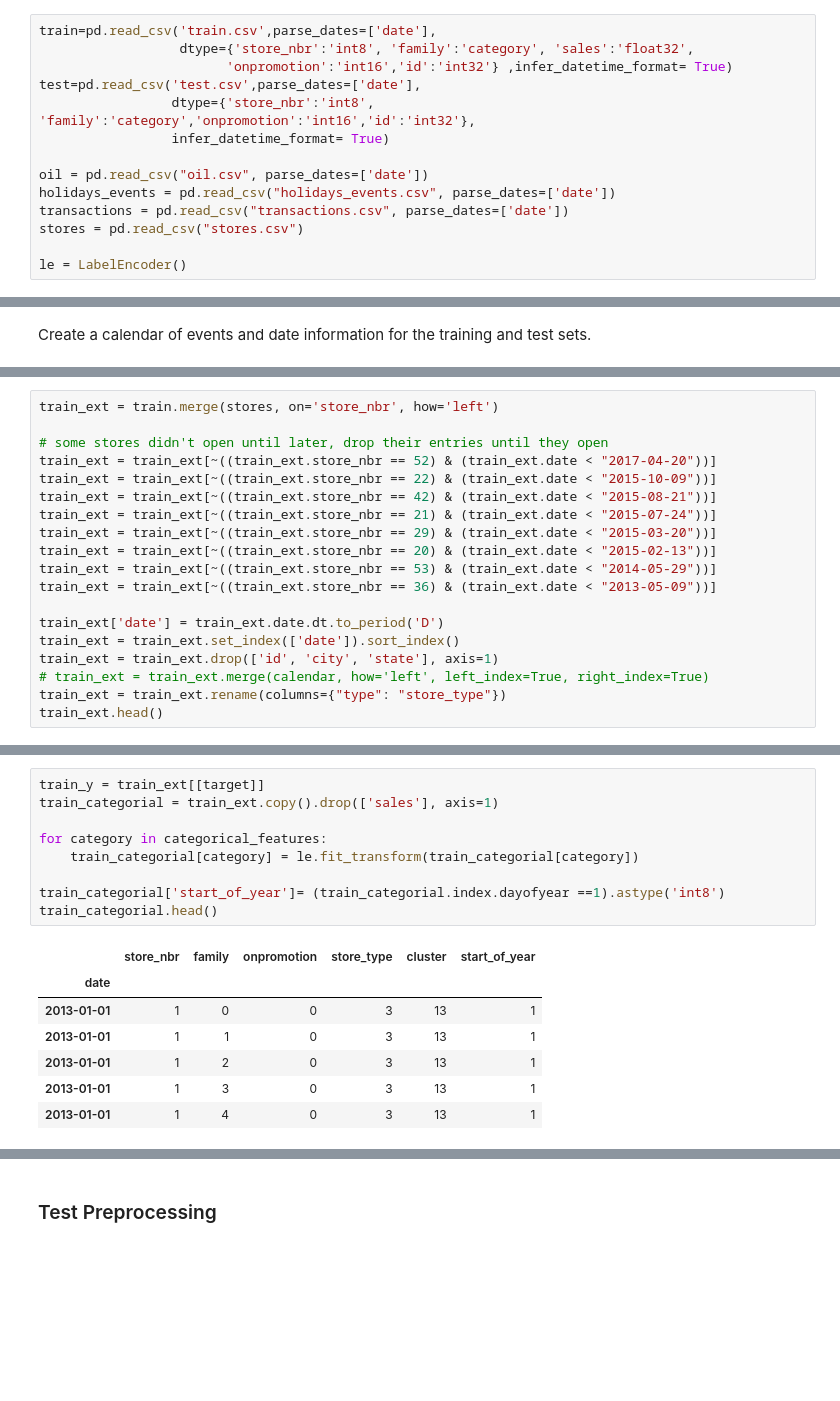
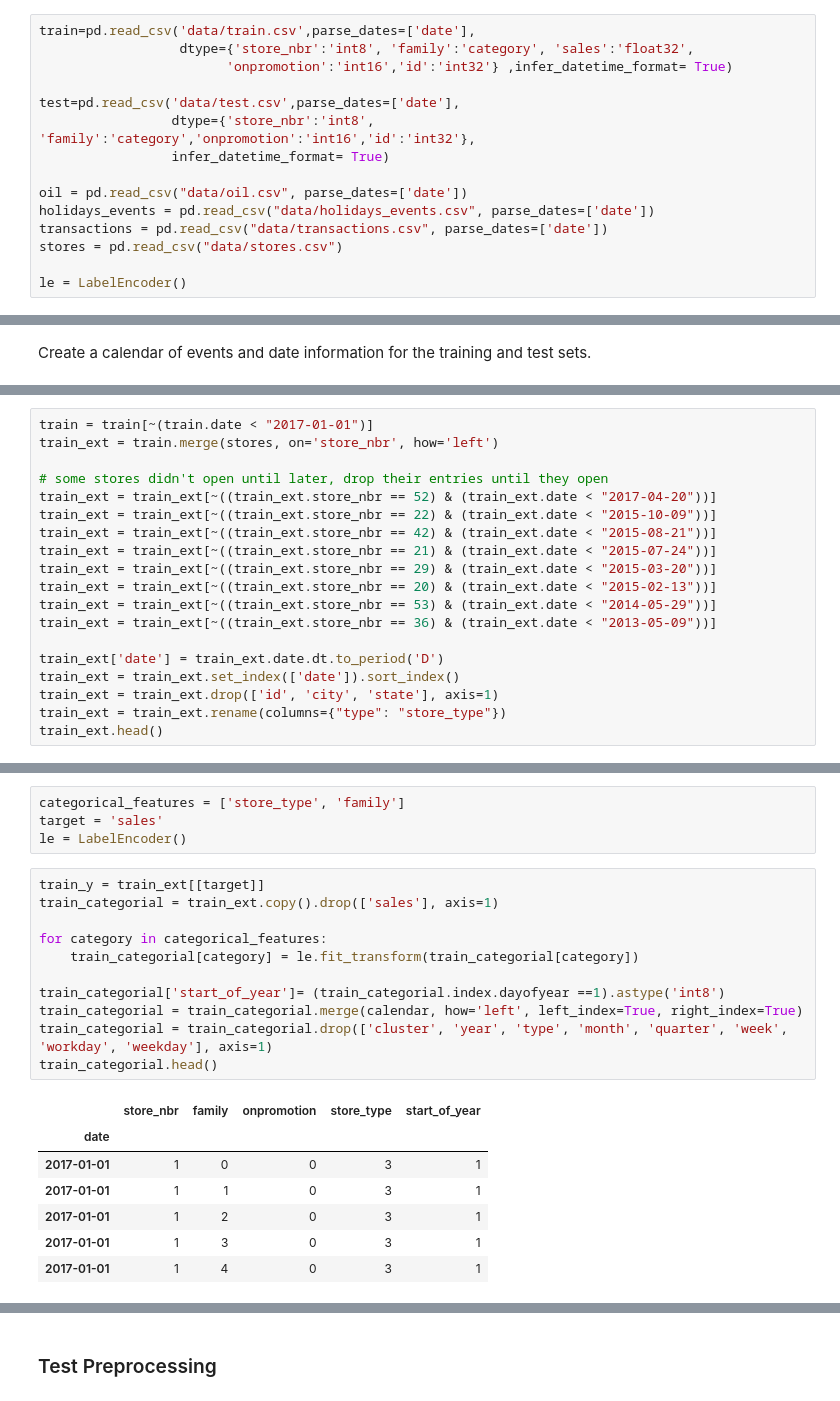
Before and after one commit to Nibroc00/Store-Sales-Machine-Learning, a Jupyter notebook: CS4320Project.ipynb, the cells around one changed output, grey strips where cells are left out. Saved outputs shown, nothing was run; the diff lists cells and outputs as text; blank space fills up the shorter version.

```diff
--- a/CS4320Project.ipynb
+++ b/CS4320Project.ipynb
@@ -82,17 +14,18 @@ pd.options.display.max_rows = None
 ## Read in data
 ---
 # %%
-train=pd.read_csv('train.csv',parse_dates=['date'],
+train=pd.read_csv('data/train.csv',parse_dates=['date'],
                   dtype={'store_nbr':'int8', 'family':'category', 'sales':'float32',
                         'onpromotion':'int16','id':'int32'} ,infer_datetime_format= True)
-test=pd.read_csv('test.csv',parse_dates=['date'],
+
+test=pd.read_csv('data/test.csv',parse_dates=['date'],
                  dtype={'store_nbr':'int8', 'family':'category','onpromotion':'int16','id':'int32'},
                  infer_datetime_format= True)
 
-oil = pd.read_csv("oil.csv", parse_dates=['date'])
-holidays_events = pd.read_csv("holidays_events.csv", parse_dates=['date'])
-transactions = pd.read_csv("transactions.csv", parse_dates=['date'])
-stores = pd.read_csv("stores.csv")
+oil = pd.read_csv("data/oil.csv", parse_dates=['date'])
+holidays_events = pd.read_csv("data/holidays_events.csv", parse_dates=['date'])
+transactions = pd.read_csv("data/transactions.csv", parse_dates=['date'])
+stores = pd.read_csv("data/stores.csv")
 
 le = LabelEncoder()
 # %% [markdown]
@@ -245,4 +181,5 @@ Let's start with a fresh creation of our training data to make sure we only have
 # %%
+train = train[~(train.date < "2017-01-01")]
 train_ext = train.merge(stores, on='store_nbr', how='left')
 
 # some stores didn't open until later, drop their entries until they open
@@ -258,7 +195,6 @@ train_ext = train_ext[~((train_ext.store_nbr == 36) & (train_ext.date < "2013-05
 train_ext['date'] = train_ext.date.dt.to_period('D')
 train_ext = train_ext.set_index(['date']).sort_index()
 train_ext = train_ext.drop(['id', 'city', 'state'], axis=1)
-# train_ext = train_ext.merge(calendar, how='left', left_index=True, right_index=True)
 train_ext = train_ext.rename(columns={"type": "store_type"})
 train_ext.head()
 # %% [output]
@@ -336,17 +240,23 @@ def get_column_names_from_ColumnTransformer(column_transformer):
+# %%
+categorical_features = ['store_type', 'family']
+target = 'sales'
+le = LabelEncoder()
 # %%
 train_y = train_ext[[target]]
 train_categorial = train_ext.copy().drop(['sales'], axis=1)
 
 for category in categorical_features:
     train_categorial[category] = le.fit_transform(train_categorial[category])
 
 train_categorial['start_of_year']= (train_categorial.index.dayofyear ==1).astype('int8')
+train_categorial = train_categorial.merge(calendar, how='left', left_index=True, right_index=True)
+train_categorial = train_categorial.drop(['cluster', 'year', 'type', 'month', 'quarter', 'week', 'workday', 'weekday'], axis=1)
 train_categorial.head()
 # %% [output]
-|  | store_nbr | family | onpromotion | store_type | cluster | start_of_year |
-| date |  |  |  |  |  |  |
-| 2013-01-01 | 1 | 0 | 0 | 3 | 13 | 1 |
-| 2013-01-01 | 1 | 1 | 0 | 3 | 13 | 1 |
-| 2013-01-01 | 1 | 2 | 0 | 3 | 13 | 1 |
-| 2013-01-01 | 1 | 3 | 0 | 3 | 13 | 1 |
-| 2013-01-01 | 1 | 4 | 0 | 3 | 13 | 1 |
+|  | store_nbr | family | onpromotion | store_type | start_of_year |
+| date |  |  |  |  |  |
+| 2017-01-01 | 1 | 0 | 0 | 3 | 1 |
+| 2017-01-01 | 1 | 1 | 0 | 3 | 1 |
+| 2017-01-01 | 1 | 2 | 0 | 3 | 1 |
+| 2017-01-01 | 1 | 3 | 0 | 3 | 1 |
+| 2017-01-01 | 1 | 4 | 0 | 3 | 1 |
```
Also changed, not shown: parts of 58 cells of this notebook, 49 other files.
